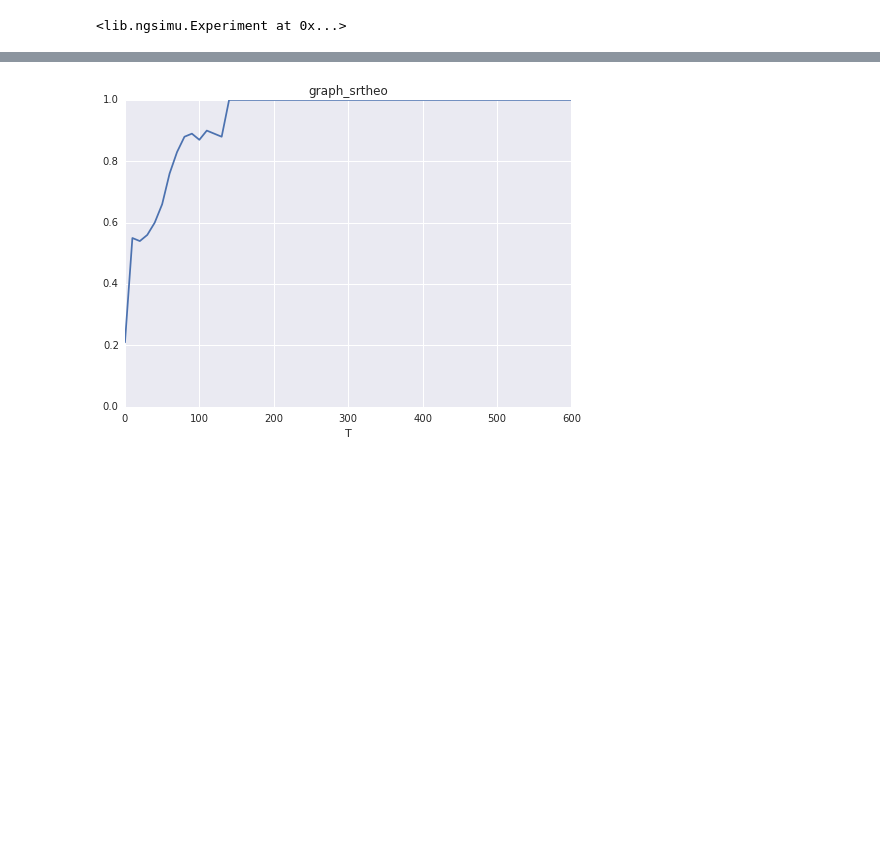
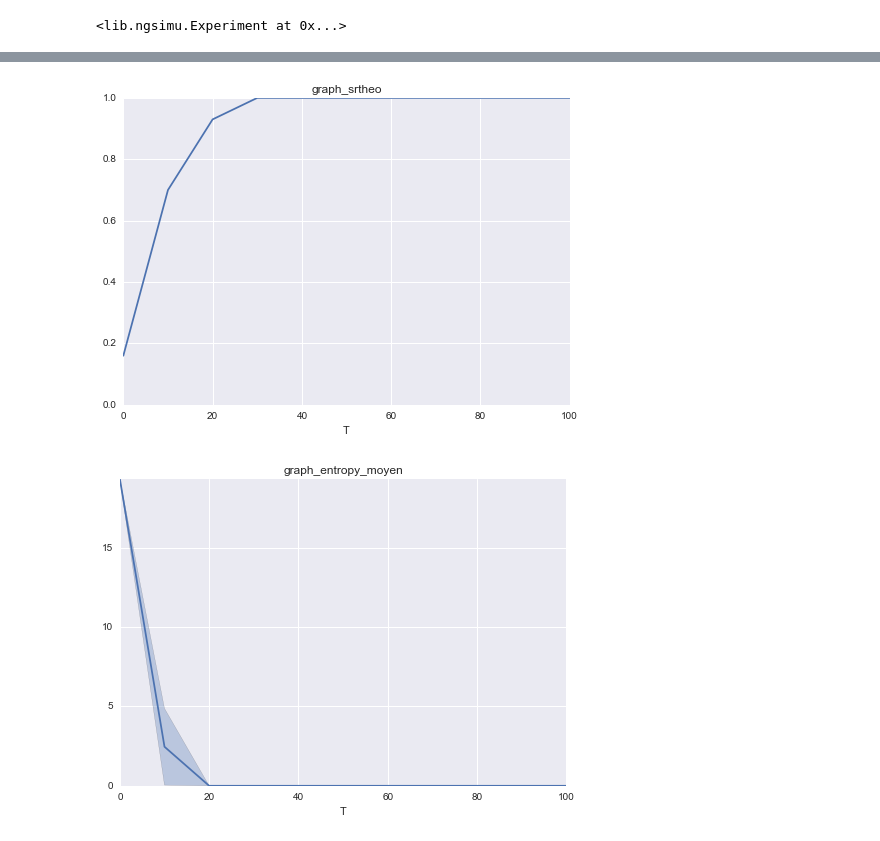
Before and after one commit to flowersteam/naminggamesal, a Jupyter notebook: notebooks/6_Intro_Experiment_Database.ipynb, the cells around one changed output, grey strips where cells are left out. Cells and saved outputs as stored; diff of their text form; code cells hidden in the pictures; blank space fills up the shorter version.

```diff
--- a/notebooks/6_Intro_Experiment_Database.ipynb
+++ b/notebooks/6_Intro_Experiment_Database.ipynb
@@ -42,3 +41,3 @@ NameError: name 'gr2' is not defined
 # %%
-db=ngdb.NamingGamesDB()
+db=ngdb.NamingGamesDB("ng2.db")
 # %%
@@ -45,0 +49,2 @@ testexp3=db.get_experiment(M=M,strat=strat,W=5,voctype=voctype,nbagent=nb_ag,ste
+# %%
+testexp3=db.get_experiment(M=7,strat=strat,W=6,voctype=voctype,nbagent=12,step=T_step)
@@ -46,5 +53,6 @@ testexp3=db.get_experiment(M=M,strat=strat,W=5,voctype=voctype,nbagent=nb_ag,ste
 # %%
-testexp3.continue_exp_until(600)
-testexp3.graph().show()
+testexp3.graph("srtheo").show()
+testexp3.graph("entropy").show()
 # %% [output]
-[figure, old version]
+[figure, new version]
+[figure, added]
```
Also changed, not shown: parts of 12 cells of this notebook, 14 other files.
